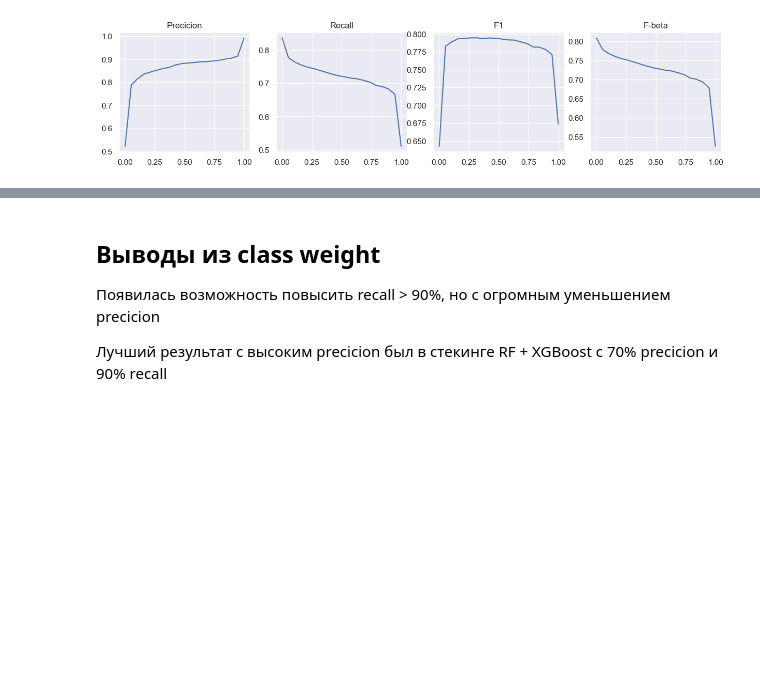
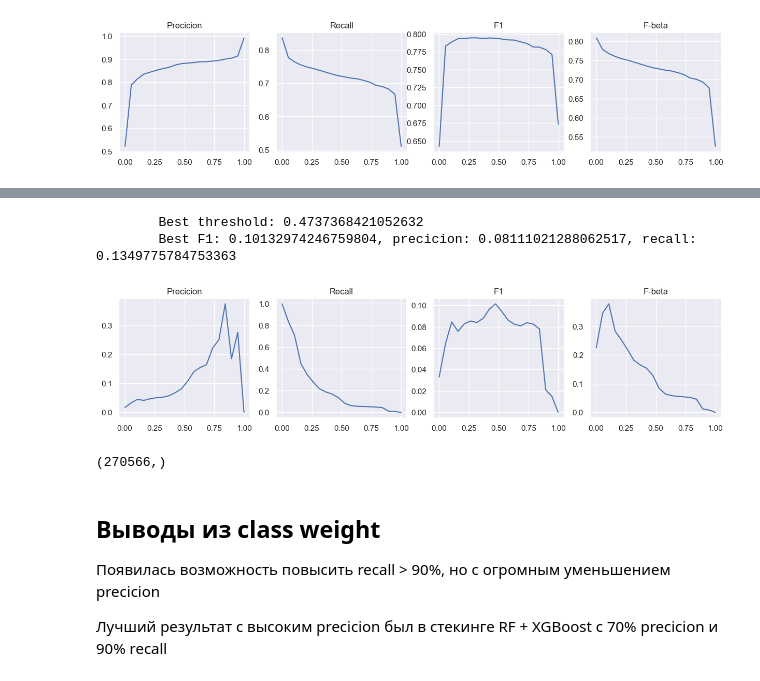
Before and after one commit to egortrussov/btc-fraud-detection, a Jupyter notebook: classification/imbalance_fixes_attempts.ipynb, the cells around one changed output, grey strips where cells are left out. Saved outputs shown, nothing was run; the diff lists cells and outputs as text; code cells hidden in the pictures; blank space fills up the shorter version.

```diff
--- a/classification/imbalance_fixes_attempts.ipynb
+++ b/classification/imbalance_fixes_attempts.ipynb
@@ -439,3 +788,16 @@ print_confusion_matrix(y_pred, )
+# %%
+y_pred = model.predict_proba(X_test_1_unique)[:, 1]
+y_pred_vals = model.predict(X_test_1_unique)
+
+res = get_best_threshold(y_pred, y_test_1_unique, return_hists=True)
+# %% [output]
+        Best threshold: 0.4737368421052632
+        Best F1: 0.10132974246759804, precicion: 0.08111021288062517, recall: 0.1349775784753363
+[figure, added]
+# %%
+y_test_1_unique.shape
+# %% [output]
+(270566,)
 # %% [markdown]
 ## Выводы из class weight
 
```
Also changed, not shown: parts of 28 cells of this notebook, 19 other files.
